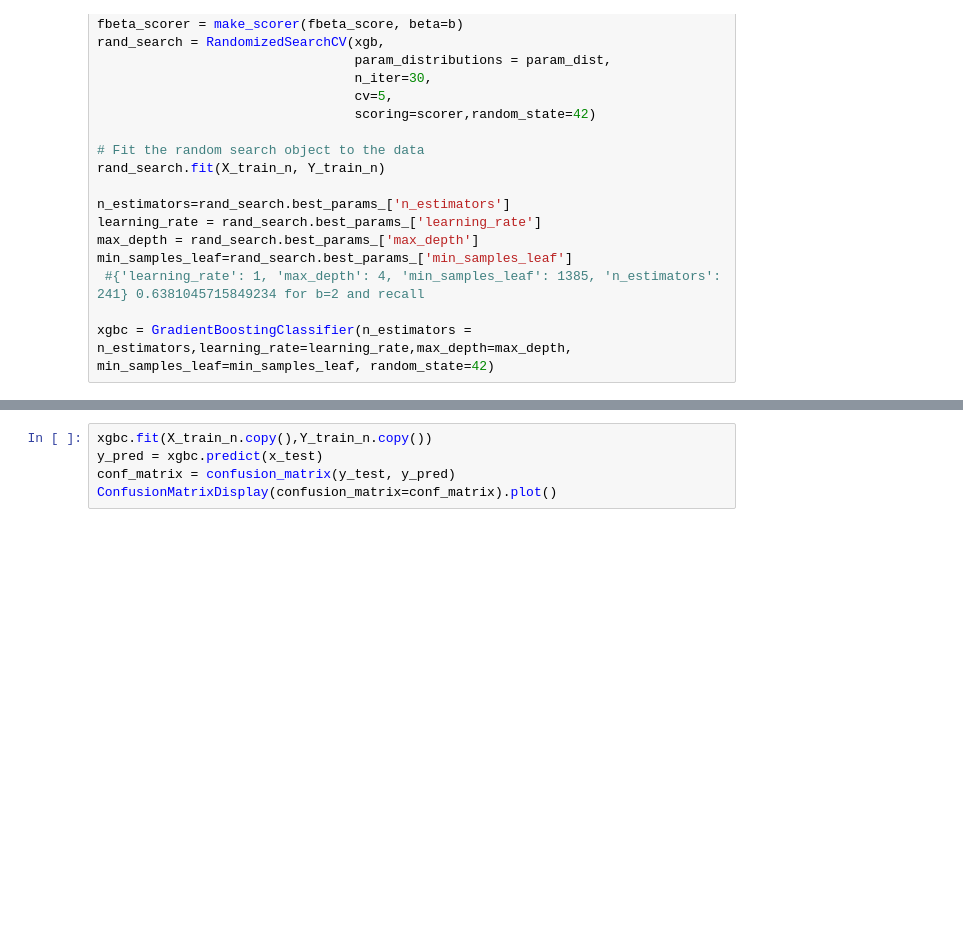
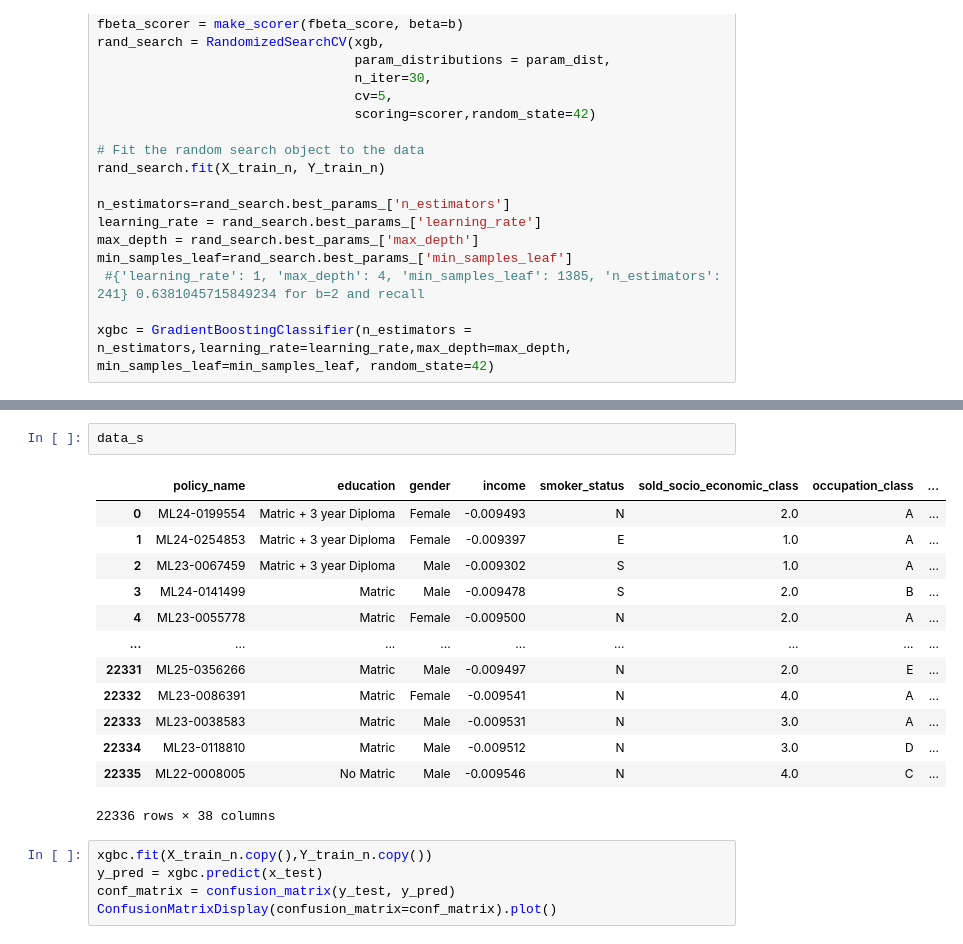
Before and after one commit to Christine-H-code/LapseRate_modeling, a Jupyter notebook: At_Inception_Models.ipynb, the cells around one changed output, grey strips where cells are left out. Cells and saved outputs as stored; diff of their text form; blank space fills up the shorter version.

```diff
--- a/At_Inception_Models.ipynb
+++ b/At_Inception_Models.ipynb
@@ -233,3 +245,19 @@ joblib.dump(xgbc, '3month_lapse_model.joblib')
+# %%
+data_s
+# %% [output]
+|  | policy_name | education | gender | income | smoker_status | sold_socio_economic_class | occupation_class | ... |
+| 0 | ML24-0199554 | Matric + 3 year Diploma | Female | -0.009493 | N | 2.0 | A | ... |
+| 1 | ML24-0254853 | Matric + 3 year Diploma | Female | -0.009397 | E | 1.0 | A | ... |
+| 2 | ML23-0067459 | Matric + 3 year Diploma | Male | -0.009302 | S | 1.0 | A | ... |
+| 3 | ML24-0141499 | Matric | Male | -0.009478 | S | 2.0 | B | ... |
+| 4 | ML23-0055778 | Matric | Female | -0.009500 | N | 2.0 | A | ... |
+| ... | ... | ... | ... | ... | ... | ... | ... | ... |
+| 22331 | ML25-0356266 | Matric | Male | -0.009497 | N | 2.0 | E | ... |
+| 22332 | ML23-0086391 | Matric | Female | -0.009541 | N | 4.0 | A | ... |
+| 22333 | ML23-0038583 | Matric | Male | -0.009531 | N | 3.0 | A | ... |
+| 22334 | ML23-0118810 | Matric | Male | -0.009512 | N | 3.0 | D | ... |
+| 22335 | ML22-0008005 | No Matric | Male | -0.009546 | N | 4.0 | C | ... |
+22336 rows × 38 columns
 # %%
 xgbc.fit(X_train_n.copy(),Y_train_n.copy())
 y_pred = xgbc.predict(x_test)
```
Also changed, not shown: parts of 12 cells of this notebook, 1 other file.
